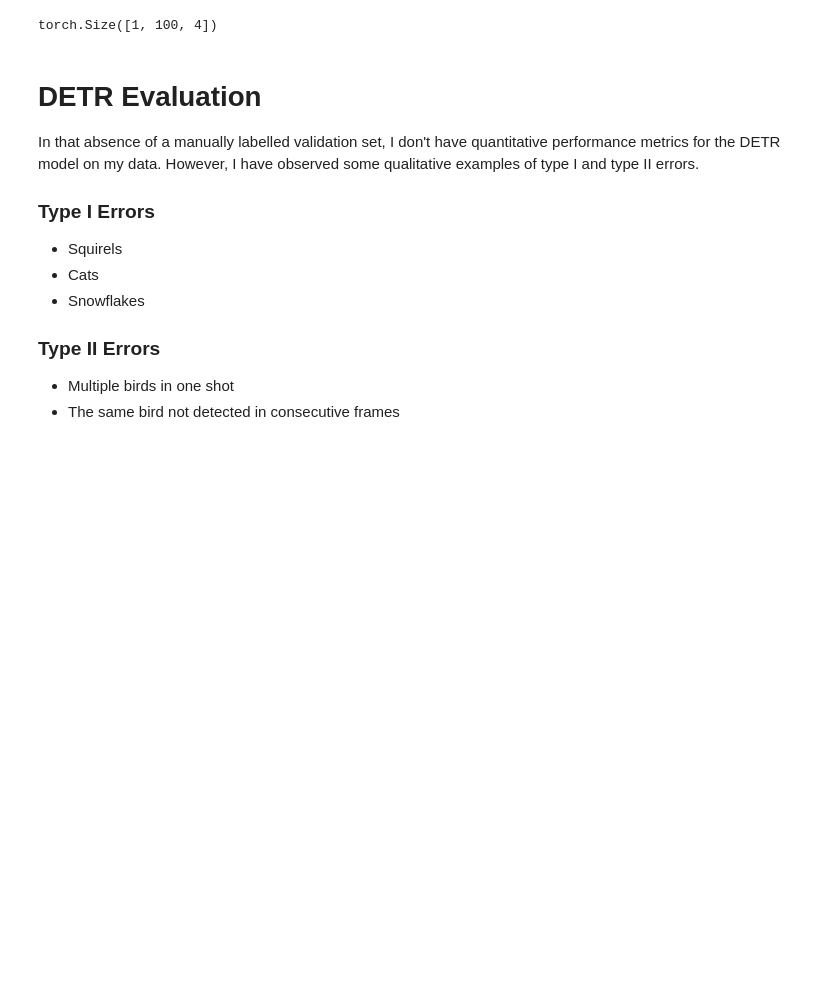
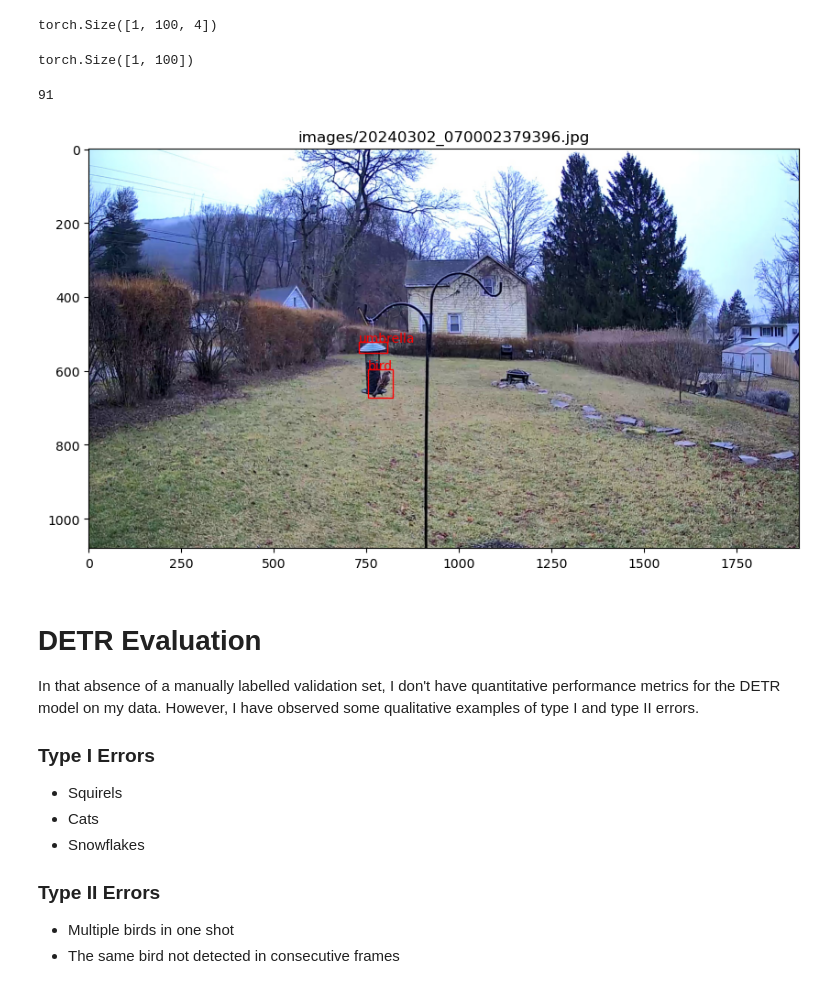
Before and after one commit to leggitta/backyard_bird_science, a Jupyter notebook: Presentation.ipynb, the cells around one changed output. Cells and saved outputs as stored; diff of their text form; code cells hidden in the pictures; blank space fills up the shorter version.

```diff
--- a/Presentation.ipynb
+++ b/Presentation.ipynb
@@ -94,12 +91,11 @@ model = torch.hub.load('facebookresearch/detr:main', 'detr_resnet50', pretrained
 
 # define a pytorch dataset for image data
 class ImageSet(Dataset):
-    # initialize dataset with only one day of data
-    # (defined as an integer with year, month, day
-    def __init__(self, dt = 20240302):
+    # initialize dataset with datetime string
+    def __init__(self, dt = '20240302_070002379396'):
         super().__init__()
         # extract all the image files with the date string
-        self.img_files = sorted(glob.glob(f'images/{dt}_*.jpg'))
+        self.img_files = sorted(glob.glob(f'images/{dt}*.jpg'))
 
         # create a transform object to preprocess the image
         self.transform =  T.Compose([
@@ -156,7 +152,11 @@ torch.Size([1, 100, 4])
 probs = results['pred_logits'].softmax(-1)
 
 # to obtain the actual category, apply the argmax function
-idx = probs.argmax(-1)
+class_idx = probs.argmax(-1)
+# %%
+class_idx.shape
+# %% [output]
+torch.Size([1, 100])
 # %%
 # category labels come from DETR's colab notebook
 # https://colab.research.google.com/github/facebookresearch/detr/blob/colab/notebooks/detr_attention.ipynb
@@ -176,6 +176,42 @@ class_labels = [
     'book', 'clock', 'vase', 'scissors', 'teddy bear', 'hair drier',
     'toothbrush'
 ]
+len(class_labels)
+# %% [output]
+91
+# %%
+# show image with detections
+from matplotlib.patches import Rectangle
+
+# transform from tensor back to image
+to_pil = T.Compose([T.Lambda(lambda x: (x+1)/2), T.ToPILImage()])
+img = to_pil(Z[0])
+
+fig, ax = plt.subplots(figsize=(10, 7))
+ax.imshow(img)
+ax.set_title(img_file[0])
+
+# iterate through detected objects
+for i, idx in enumerate(class_idx[0]):
+    # null objects are assigned the label 91, which is out of bounds for the class labels above
+    if idx >= 91:
+        continue
+
+    # extract bounding box (note: coordinates are between 0 and 1)
+    # (must move to CPU, detach from gradient calculation, and convert to numpy array)
+    x, y, dx, dy = results['pred_boxes'][0, i].cpu().detach().numpy()
+    # x, y are the center point, dx, dy are the width and height
+    x0 = x - dx/2
+    y0 = 1 - y - dy/2
+
+    # plot bounding box and label
+    rect = Rectangle([x0, y0], dx, dy, facecolor='None', edgecolor='r', transform=ax.transAxes)
+    ax.add_patch(rect)
+    ax.text(x0, y0+dy, class_labels[idx.item()], transform=ax.transAxes, color='r', fontsize=10)
+
+plt.show()
+# %% [output]
+[figure, added]
 # %% [markdown]
 # DETR Evaluation
 
```
Also changed, not shown: parts of 1 cell of this notebook.
